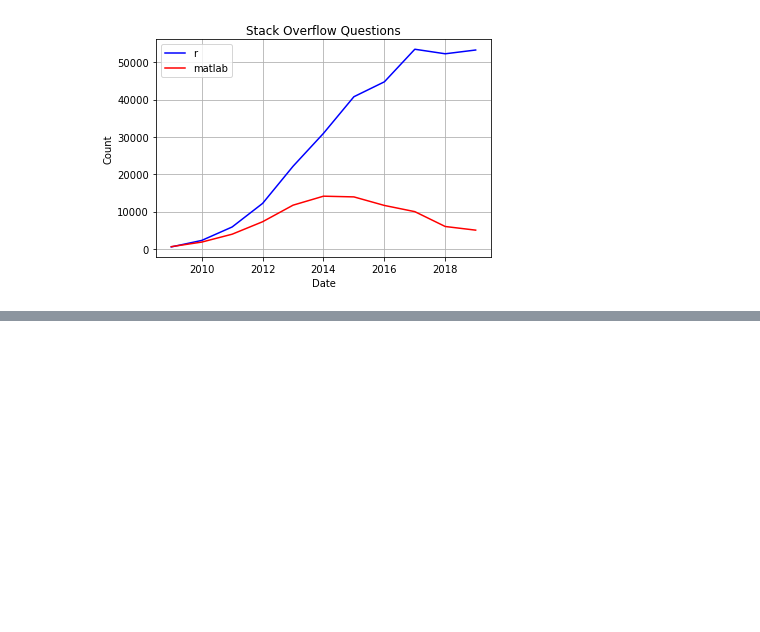
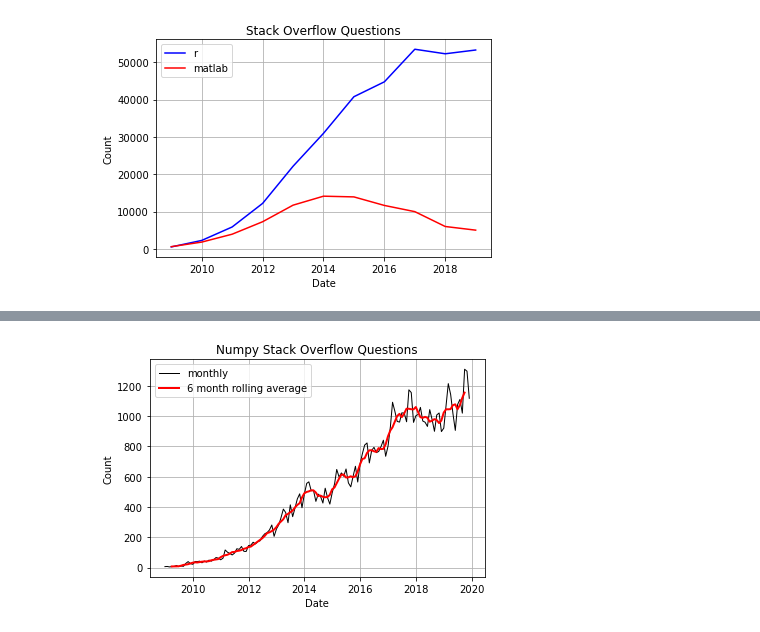
Before and after one commit to ohcrud/time_series, a Jupyter notebook: sprint-1/practice-1/sprint-1-practice-1.ipynb, the cells around one changed output, grey strips where cells are left out. Cells and saved outputs as stored; diff of their text form; code cells hidden in the pictures; blank space fills up the shorter version.

```diff
--- a/sprint-1/practice-1/sprint-1-practice-1.ipynb
+++ b/sprint-1/practice-1/sprint-1-practice-1.ipynb
@@ -351,0 +352,15 @@ Finally,
+# %%
+#prep
+numpy_rolling = so[['month', 'numpy']]
+numpy_rolling.set_index("month", inplace = True)
+
+# compute rolling average
+numpy_rolling['six_month_roll'] = numpy_rolling['numpy'].rolling(6).mean()
+numpy_rolling.reset_index(inplace = True)
+
+# add time offset
+numpy_rolling['month_offset'] = numpy_rolling['month'] - to_offset('3M')
+
+# reorder cols
+numpy_rolling = numpy_rolling[['month', 'numpy', 'month_offset', 'six_month_roll']]
+numpy_rolling.iloc[0:13]
@@ -351,0 +392,12 @@ Finally,
+# %%
+plt.plot(numpy_rolling.month, numpy_rolling.numpy, c = 'k', linewidth = 1, label = 'monthly')
+plt.plot(numpy_rolling.month_offset, numpy_rolling.six_month_roll, linewidth = 2,
+         c = 'r', label = '6 month rolling average')
+
+plt.title('Numpy Stack Overflow Questions')
+plt.xlabel('Date')
+plt.ylabel('Count')
+plt.legend()
+plt.grid(which = 'major')
+# %% [output]
+[figure, added]
```
Also changed, not shown: parts of 16 cells of this notebook, 1 other file.
